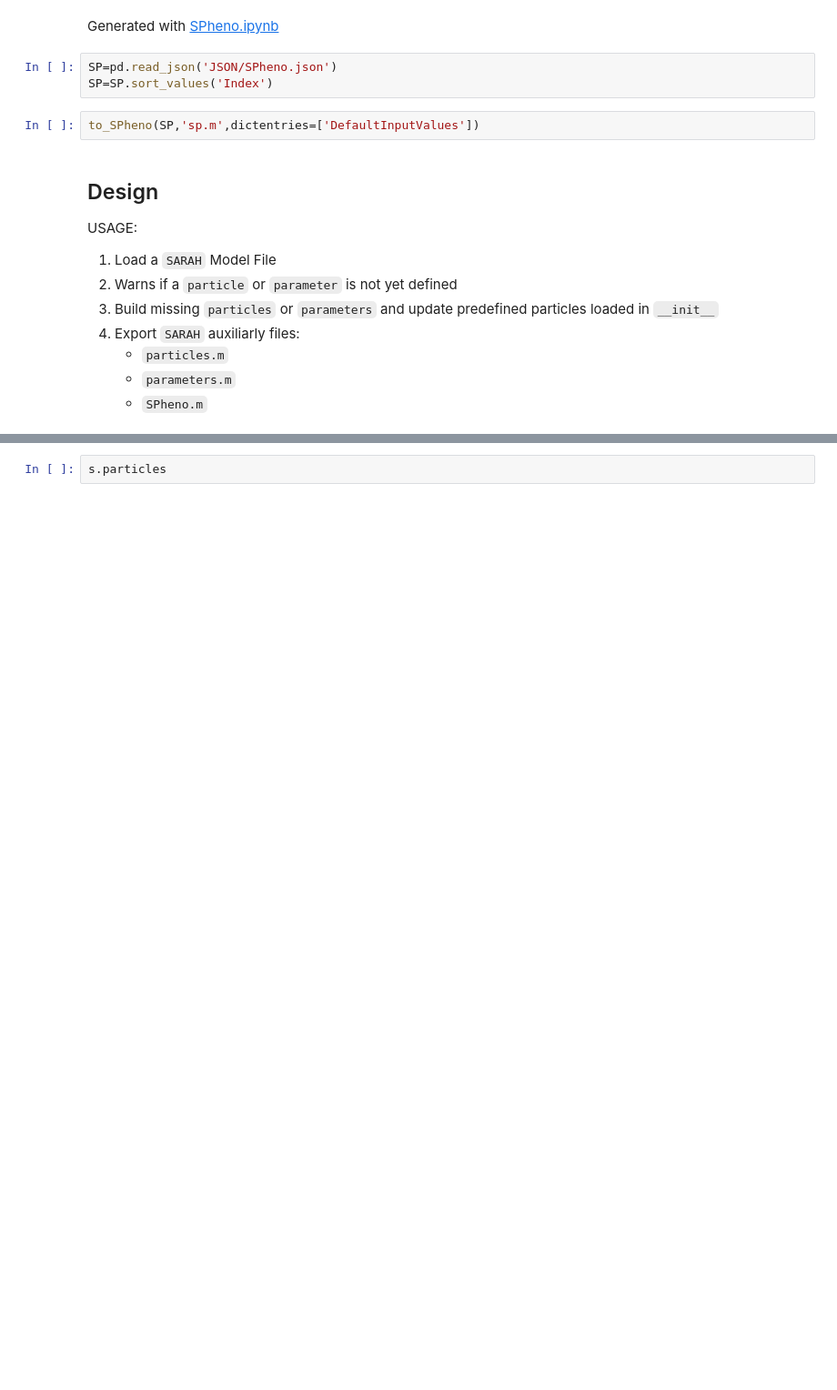
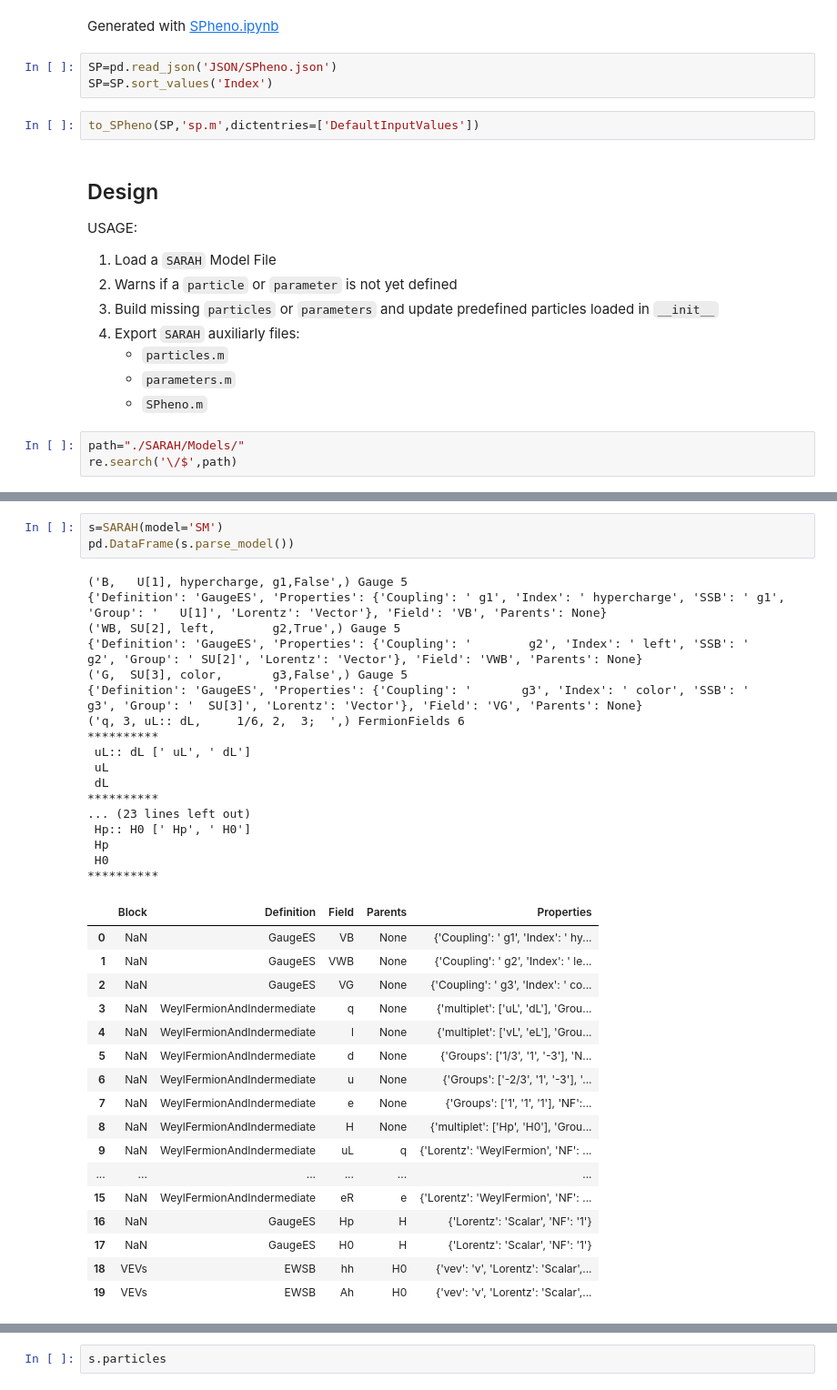
Before and after one commit to restrepo/BSM-Submodules, a Jupyter notebook: SARAH.ipynb, the cells around one changed output, grey strips where cells are left out. Shown at 91% size. Drawn from its saved outputs; the diff is of its cells as text; blank space fills up the shorter version.

```diff
--- a/SARAH.ipynb
+++ b/SARAH.ipynb
@@ -81,3 +81,6 @@ USAGE:
    * `particles.m`
    * `parameters.m`
    * `SPheno.m`
+# %%
+path="./SARAH/Models/"
+re.search('\/$',path)
@@ -146,0 +293,38 @@ s=SARAH()
+# %%
+s=SARAH(model='SM')
+pd.DataFrame(s.parse_model())
+# %% [output]
+('B,   U[1], hypercharge, g1,False',) Gauge 5
+{'Definition': 'GaugeES', 'Properties': {'Coupling': ' g1', 'Index': ' hypercharge', 'SSB': ' g1', 'Group': '   U[1]', 'Lorentz': 'Vector'}, 'Field': 'VB', 'Parents': None}
+('WB, SU[2], left,        g2,True',) Gauge 5
+{'Definition': 'GaugeES', 'Properties': {'Coupling': '        g2', 'Index': ' left', 'SSB': '        g2', 'Group': ' SU[2]', 'Lorentz': 'Vector'}, 'Field': 'VWB', 'Parents': None}
+('G,  SU[3], color,       g3,False',) Gauge 5
+{'Definition': 'GaugeES', 'Properties': {'Coupling': '       g3', 'Index': ' color', 'SSB': '       g3', 'Group': '  SU[3]', 'Lorentz': 'Vector'}, 'Field': 'VG', 'Parents': None}
+('q, 3, uL:: dL,     1/6, 2,  3;  ',) FermionFields 6
+**********
+ uL:: dL [' uL', ' dL']
+ uL
+ dL
+**********
+... (23 lines left out)
+ Hp:: H0 [' Hp', ' H0']
+ Hp
+ H0
+**********
+|  | Block | Definition | Field | Parents | Properties |
+| 0 | NaN | GaugeES | VB | None | {'Coupling': ' g1', 'Index': ' hy... |
+| 1 | NaN | GaugeES | VWB | None | {'Coupling': ' g2', 'Index': ' le... |
+| 2 | NaN | GaugeES | VG | None | {'Coupling': ' g3', 'Index': ' co... |
+| 3 | NaN | WeylFermionAndIndermediate | q | None | {'multiplet': ['uL', 'dL'], 'Grou... |
+| 4 | NaN | WeylFermionAndIndermediate | l | None | {'multiplet': ['vL', 'eL'], 'Grou... |
+| 5 | NaN | WeylFermionAndIndermediate | d | None | {'Groups': ['1/3', '1', '-3'], 'N... |
+| 6 | NaN | WeylFermionAndIndermediate | u | None | {'Groups': ['-2/3', '1', '-3'], '... |
+| 7 | NaN | WeylFermionAndIndermediate | e | None | {'Groups': ['1', '1', '1'], 'NF':... |
+| 8 | NaN | WeylFermionAndIndermediate | H | None | {'multiplet': ['Hp', 'H0'], 'Grou... |
+| 9 | NaN | WeylFermionAndIndermediate | uL | q | {'Lorentz': 'WeylFermion', 'NF': ... |
+| ... | ... | ... | ... | ... | ... |
+| 15 | NaN | WeylFermionAndIndermediate | eR | e | {'Lorentz': 'WeylFermion', 'NF': ... |
+| 16 | NaN | GaugeES | Hp | H | {'Lorentz': 'Scalar', 'NF': '1'} |
+| 17 | NaN | GaugeES | H0 | H | {'Lorentz': 'Scalar', 'NF': '1'} |
+| 18 | VEVs | EWSB | hh | H0 | {'vev': 'v', 'Lorentz': 'Scalar',... |
+| 19 | VEVs | EWSB | Ah | H0 | {'vev': 'v', 'Lorentz': 'Scalar',... |
```
Also changed, not shown: parts of 26 cells of this notebook.
